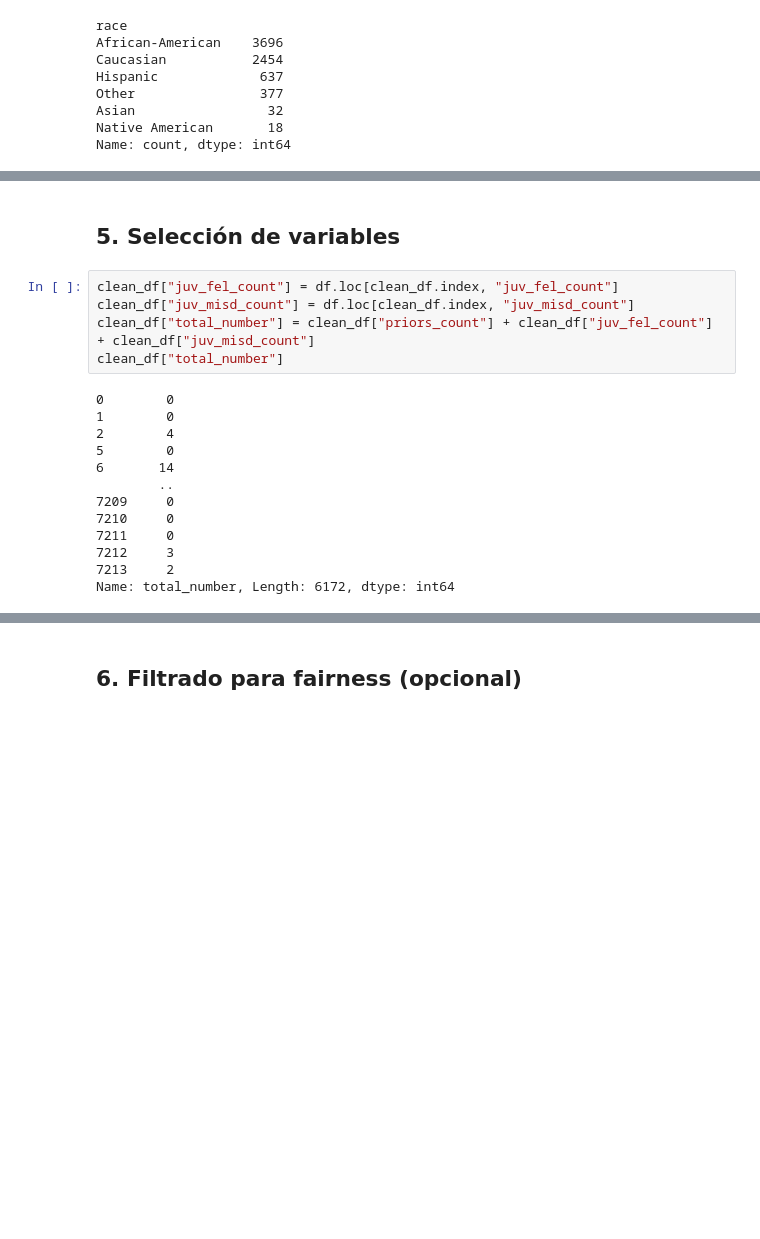
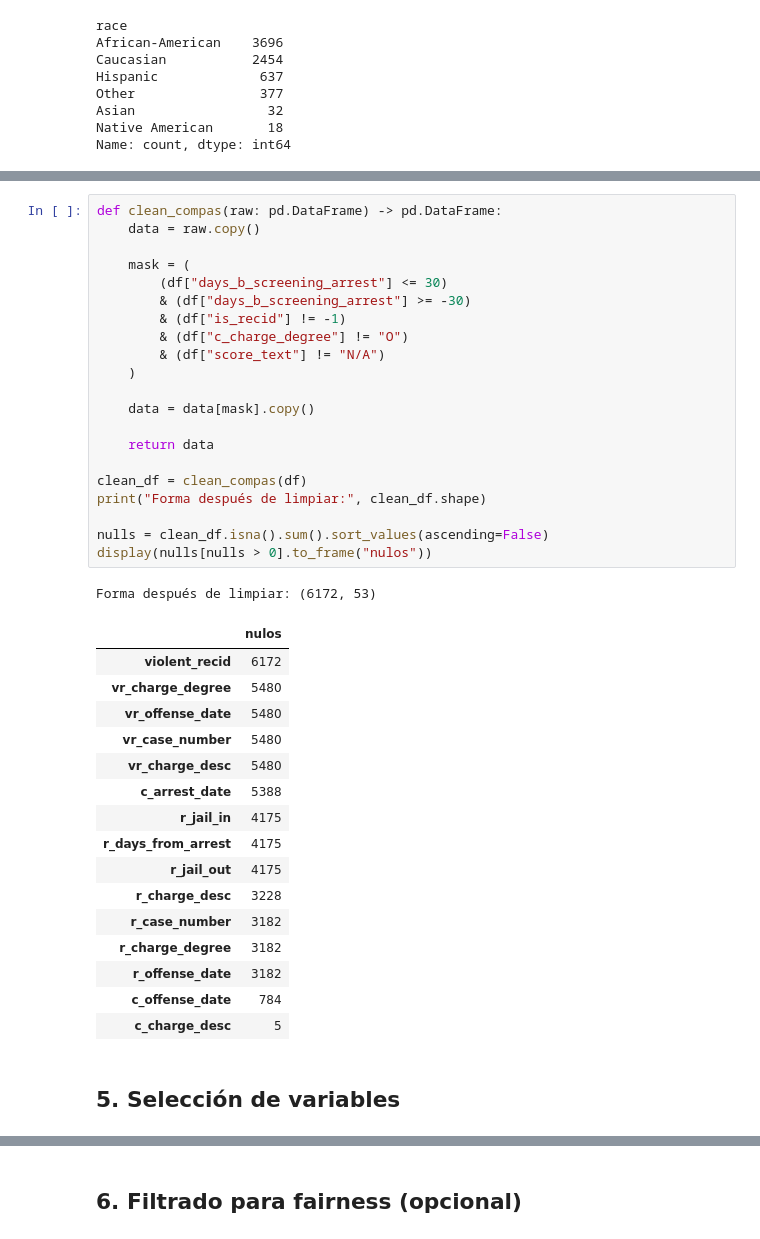
Before and after one commit to lalo01jm/Evaluacion-de-librerias-para-Inteligencia-Artificial-Responsable, a Jupyter notebook: 1.Preprocesamiento.ipynb, the cells around one changed output, grey strips where cells are left out. Cells and saved outputs as stored; diff of their text form; blank space fills up the shorter version.

```diff
--- a/1.Preprocesamiento.ipynb
+++ b/1.Preprocesamiento.ipynb
@@ -171,21 +120,42 @@ Forma después de limpiar: (6172, 14)
+# %%
+def clean_compas(raw: pd.DataFrame) -> pd.DataFrame:
+    data = raw.copy()
+
+    mask = (
+        (df["days_b_screening_arrest"] <= 30)
+        & (df["days_b_screening_arrest"] >= -30)
+        & (df["is_recid"] != -1)
+        & (df["c_charge_degree"] != "O")
+        & (df["score_text"] != "N/A")
+    )
+
+    data = data[mask].copy()
+
+    return data
+
+clean_df = clean_compas(df)
+print("Forma después de limpiar:", clean_df.shape)
+
+nulls = clean_df.isna().sum().sort_values(ascending=False)
+display(nulls[nulls > 0].to_frame("nulos"))
+# %% [output]
+Forma después de limpiar: (6172, 53)
+|  | nulos |
+| violent_recid | 6172 |
+| vr_charge_degree | 5480 |
+| vr_offense_date | 5480 |
+| vr_case_number | 5480 |
+| vr_charge_desc | 5480 |
+| c_arrest_date | 5388 |
+| r_jail_in | 4175 |
+| r_days_from_arrest | 4175 |
+| r_jail_out | 4175 |
+| r_charge_desc | 3228 |
+| r_case_number | 3182 |
+| r_charge_degree | 3182 |
+| r_offense_date | 3182 |
+| c_offense_date | 784 |
+| c_charge_desc | 5 |
 # %% [markdown]
 ## 5. Selección de variables
-# %%
-clean_df["juv_fel_count"] = df.loc[clean_df.index, "juv_fel_count"]
-clean_df["juv_misd_count"] = df.loc[clean_df.index, "juv_misd_count"]
-clean_df["total_number"] = clean_df["priors_count"] + clean_df["juv_fel_count"] + clean_df["juv_misd_count"]
-clean_df["total_number"]
-# %% [output]
-0        0
-1        0
-2        4
-5        0
-6       14
-        ..
-7209     0
-7210     0
-7211     0
-7212     3
-7213     2
-Name: total_number, Length: 6172, dtype: int64
 # %%
```
Also changed, not shown: parts of 11 cells of this notebook.
